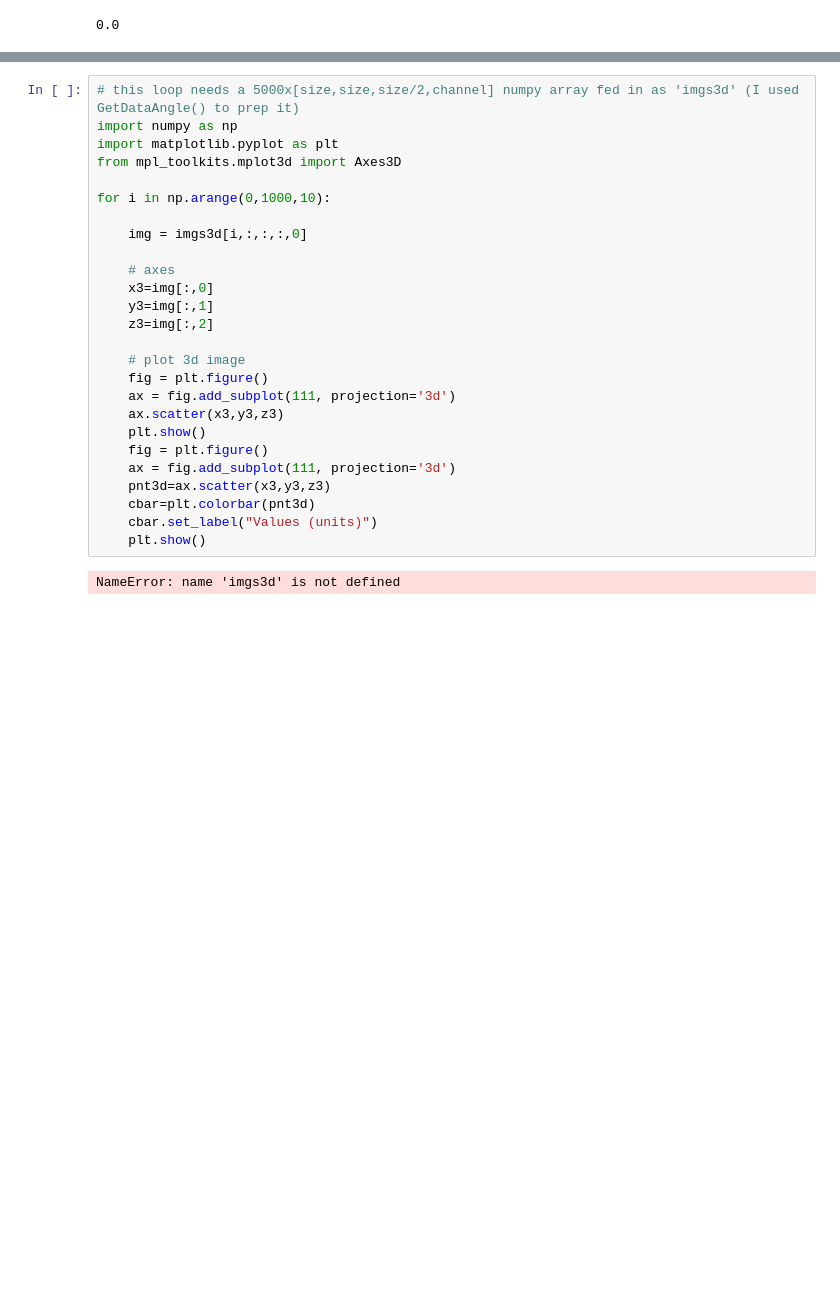
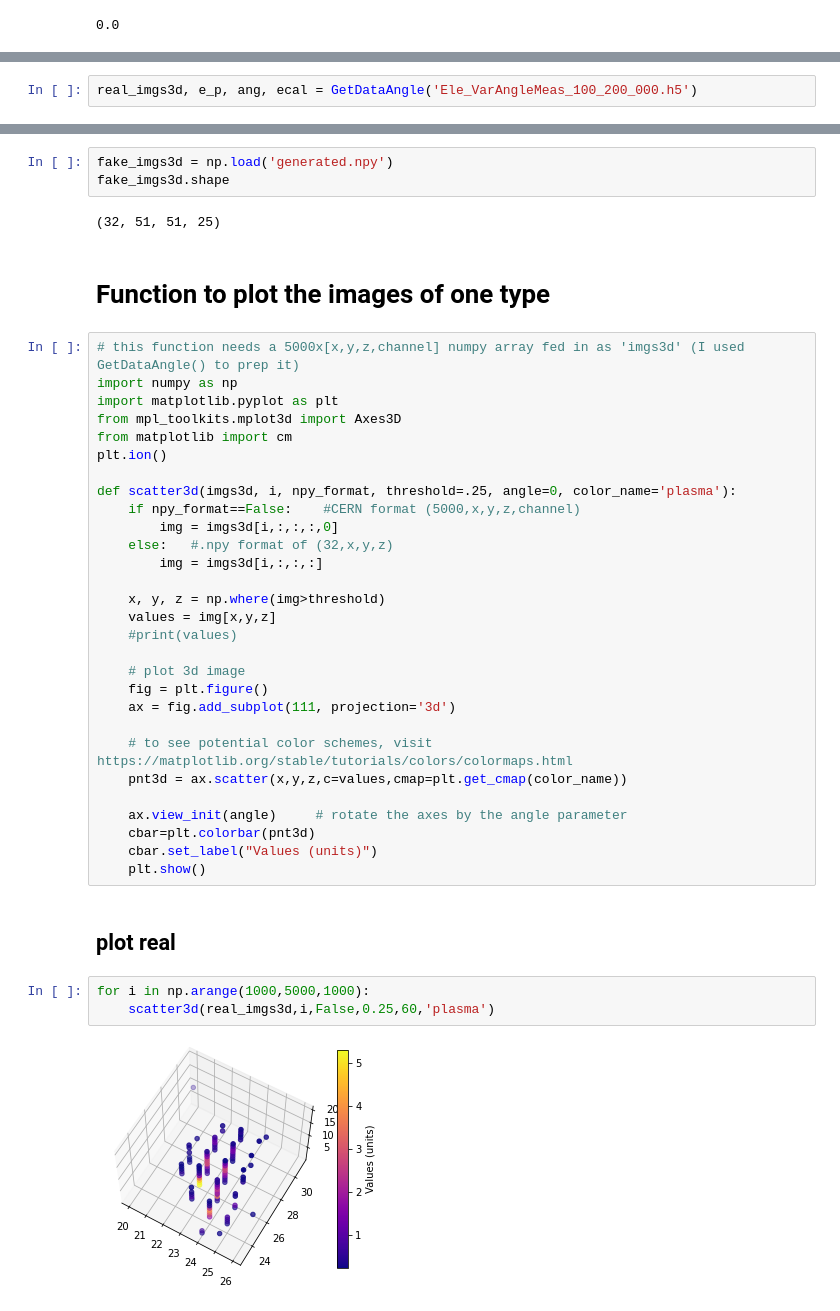
Before and after one commit to adelC/3Dgan, a Jupyter notebook: ipynb/AnglePGAN_Analysis.ipynb, the cells around one changed output, grey strips where cells are left out. Cells and saved outputs as stored; diff of their text form; blank space fills up the shorter version.

Commit message:
plots

```diff
--- a/ipynb/AnglePGAN_Analysis.ipynb
+++ b/ipynb/AnglePGAN_Analysis.ipynb
@@ -259,0 +294,2 @@ pixels.mean()
+# %%
+real_imgs3d, e_p, ang, ecal = GetDataAngle('Ele_VarAngleMeas_100_200_000.h5')
@@ -260,28 +300,43 @@ pixels.mean()
+# %%
+fake_imgs3d = np.load('generated.npy')
+fake_imgs3d.shape
+# %% [output]
+(32, 51, 51, 25)
+# %% [markdown]
+# Function to plot the images of one type
 # %%
-# this loop needs a 5000x[size,size,size/2,channel] numpy array fed in as 'imgs3d' (I used GetDataAngle() to prep it)
+# this function needs a 5000x[x,y,z,channel] numpy array fed in as 'imgs3d' (I used GetDataAngle() to prep it)
 import numpy as np
 import matplotlib.pyplot as plt
 from mpl_toolkits.mplot3d import Axes3D
+from matplotlib import cm
+plt.ion()
 
-for i in np.arange(0,1000,10):
+def scatter3d(imgs3d, i, npy_format, threshold=.25, angle=0, color_name='plasma'):
+    if npy_format==False:    #CERN format (5000,x,y,z,channel)
+        img = imgs3d[i,:,:,:,0]
+    else:   #.npy format of (32,x,y,z)
+        img = imgs3d[i,:,:,:]
 
-    img = imgs3d[i,:,:,:,0]
-
-    # axes
-    x3=img[:,0]
-    y3=img[:,1]
-    z3=img[:,2]
+    x, y, z = np.where(img>threshold)
+    values = img[x,y,z]
+    #print(values)
 
     # plot 3d image
     fig = plt.figure()
     ax = fig.add_subplot(111, projection='3d')
-    ax.scatter(x3,y3,z3)
-    plt.show()
-    fig = plt.figure()
-    ax = fig.add_subplot(111, projection='3d')
-    pnt3d=ax.scatter(x3,y3,z3)
+
+    # to see potential color schemes, visit https://matplotlib.org/stable/tutorials/colors/colormaps.html
+    pnt3d = ax.scatter(x,y,z,c=values,cmap=plt.get_cmap(color_name))
+
+    ax.view_init(angle)     # rotate the axes by the angle parameter
     cbar=plt.colorbar(pnt3d)
     cbar.set_label("Values (units)")
     plt.show()
-# %% [output]
-NameError: name 'imgs3d' is not defined
+# %% [markdown]
+## plot real
+# %%
+for i in np.arange(1000,5000,1000):
+    scatter3d(real_imgs3d,i,False,0.25,60,'plasma')
+# %% [output]
+[figure, added]
```
Also changed, not shown: parts of 15 cells of this notebook.
